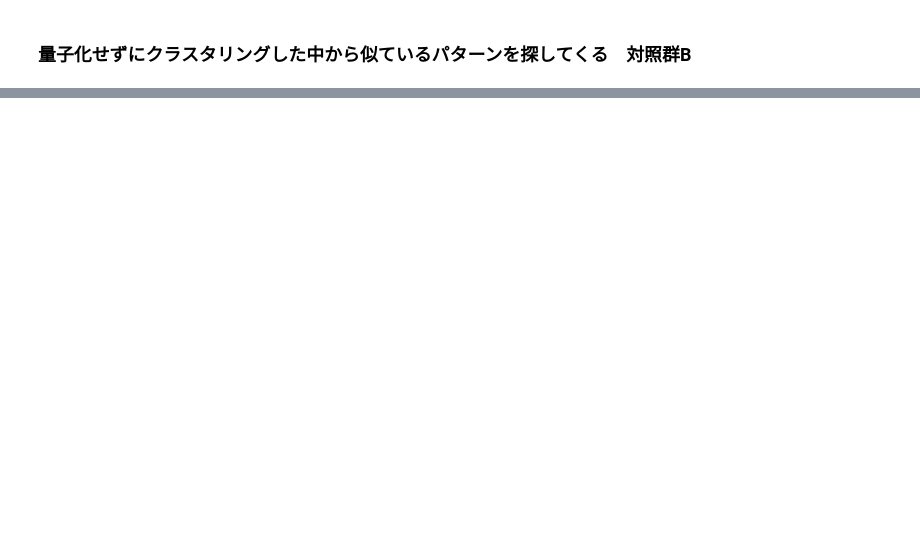
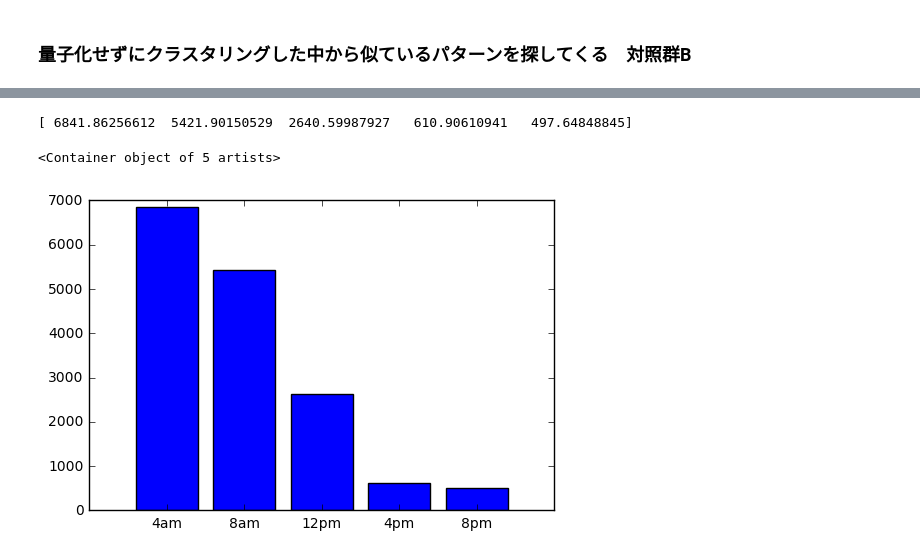
Before and after one commit to royroy55/otsuki_health_analysis, a Jupyter notebook: analyzer/otsuki_daily_analysis.ipynb, the cells around one changed output, grey strips where cells are left out. Drawn from its saved outputs; the diff is of its cells as text; code cells hidden in the pictures; blank space fills up the shorter version.

```diff
--- a/analyzer/otsuki_daily_analysis.ipynb
+++ b/analyzer/otsuki_daily_analysis.ipynb
@@ -496,0 +644,11 @@ ValueError: all the input arrays must have same number of dimensions
+# %%
+similar_dict_4am_with_clus = matching_with_cluster(test_cluster, target_4am, target_num, before_5)
+print "end 4am"
+similar_dict_8am_with_clus = matching_with_cluster(test_cluster, target_8am, target_num, before_5)
+print "end 8am"
+similar_dict_12pm_with_clus = matching_with_cluster(test_cluster, target_12pm, target_num, before_5)
+print "end 12pm"
+similar_dict_4pm_with_clus = matching_with_cluster(test_cluster, target_4pm, target_num, before_5)
+print "end 4pm"
+similar_dict_8pm_with_clus = matching_with_cluster(test_cluster, target_8pm, target_num, before_5)
+print "end 8pm"
@@ -496,0 +661,26 @@ ValueError: all the input arrays must have same number of dimensions
+# %%
+#クラスタを考慮した似てる上位10個ずつは出せたから、元データとの距離を計算
+dist_4am_dict_with_clus = {}
+for i, target in enumerate(target_data):
+    dist_4am = numpy.zeros((0, 1))
+
+    for similar in similar_dict_4am_with_clus[i]:
+        summer = 0
+
+        for data1, data2 in zip(target, similar):
+            #summer += abs(data1 - data2)
+            summer += data1 - data2
+            #dist_4am = numpy.append(dist_4am, numpy.linalg.norm(similar-target))
+        dist_4am = numpy.append(dist_4am, summer)
+    dist_4am_dict_with_clus[i] = dist_4am
+
+length = 0
+result = 0
+summer = 0
+for i in range(70):
+    summer += sum(dist_4am_dict_with_clus[i])
+    length += len(dist_4am_dict_with_clus[i])
+print abs(summer/length)
+#print dist_4am.shape
+#print target_data.shape
+totaldist_with_clus = abs(summer/length)
@@ -496,0 +794,9 @@ ValueError: all the input arrays must have same number of dimensions
+# %%
+# 全体の平均を棒グラフで表示
+print totaldist_with_clus
+labels = ['4am', '8am', '12pm', '4pm', '8pm']
+plt.bar([1,2,3,4,5], totaldist_with_clus, tick_label=labels, align='center')
+# %% [output]
+[ 6841.86256612  5421.90150529  2640.59987927   610.90610941   497.64848845]
+<Container object of 5 artists>
+[figure, added]
```
Also changed, not shown: parts of 25 cells of this notebook.
